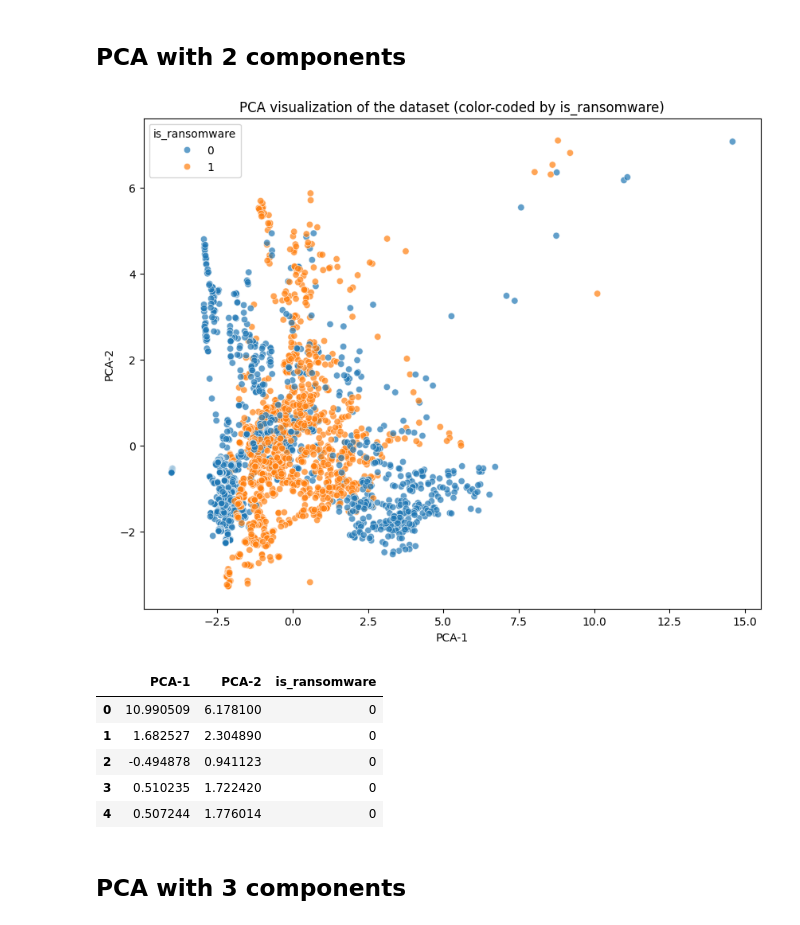
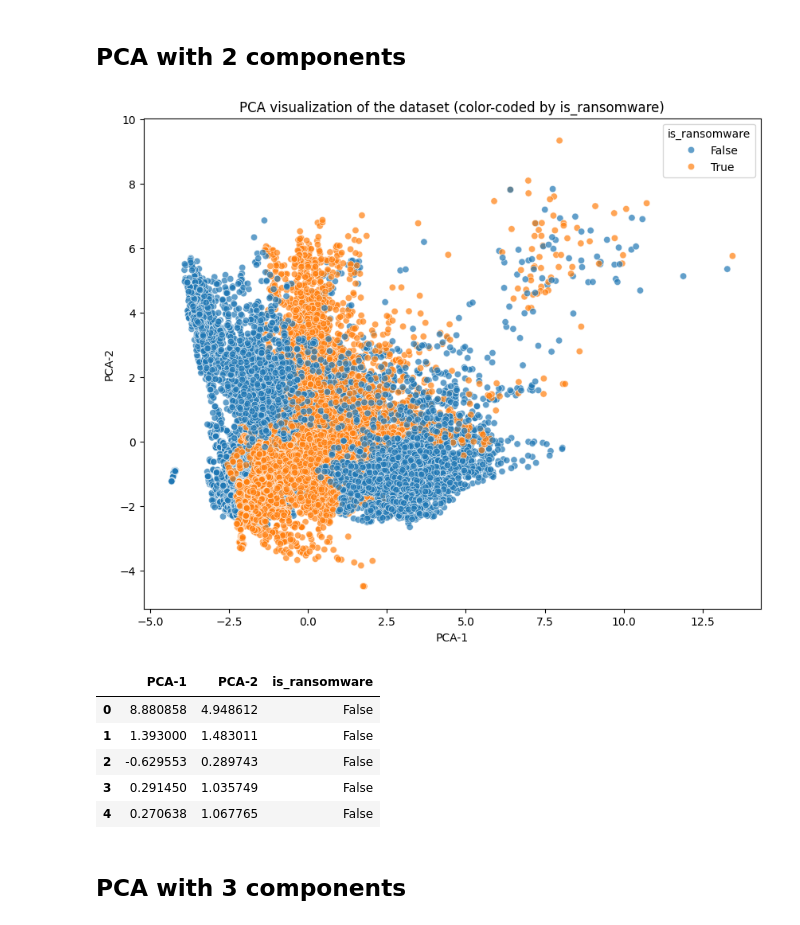
Before and after one commit to asolergayoso/DS_5500_Ransomware_Detection, a Jupyter notebook: vis_and_class_poc.ipynb, the cells around one changed output. Drawn from its saved outputs; the diff is of its cells as text; code cells hidden in the pictures.

```diff
--- a/vis_and_class_poc.ipynb
+++ b/vis_and_class_poc.ipynb
@@ -19,9 +19,10 @@ from tensorflow.keras.models import Sequential
 from tensorflow.keras.layers import Dense
 import numpy as np
 # %%
-df = pd.read_pickle("/content/final_dataset_with_first_logs_window_10s.pkl")
+df = pd.read_pickle("/content/final_dataset_with_all_logs_window_10s.pkl")
 df.drop(["start", "end"], axis=1, inplace=True)
 df["is_ransomware"] = df["is_ransomware"].astype(int)
+print(df.isna().sum())
 df.fillna(-1, inplace=True)
 
 features = df.drop(['is_ransomware', 'operation'], axis=1)
@@ -98,32 +116,32 @@ plt.show()
 # %%
 pca_features = df_scaled.drop(['is_ransomware', 'operation'], axis=1)
 
 pca = PCA(n_components=2, random_state=42)
 pca_results = pca.fit_transform(pca_features)
 
 df_pca = pd.DataFrame(pca_results, columns=['PCA-1', 'PCA-2'])
-df_pca['is_ransomware'] = df_scaled['is_ransomware']
+df_pca['is_ransomware'] = df_scaled['is_ransomware'].astype(bool)
 
 plt.figure(figsize=(10, 8))
 sns.scatterplot(
     x="PCA-1", y="PCA-2",
     hue="is_ransomware",
     data=df_pca,
     legend="full",
     alpha=0.7
 )
 plt.title('PCA visualization of the dataset (color-coded by is_ransomware)')
 plt.show()
 
 display(df_pca.head())
 # %% [output]
-[figure, old version]
+[figure, new version]
 |  | PCA-1 | PCA-2 | is_ransomware |
-| 0 | 10.990509 | 6.178100 | 0 |
-| 1 | 1.682527 | 2.304890 | 0 |
-| 2 | -0.494878 | 0.941123 | 0 |
-| 3 | 0.510235 | 1.722420 | 0 |
-| 4 | 0.507244 | 1.776014 | 0 |
+| 0 | 8.880858 | 4.948612 | False |
+| 1 | 1.393000 | 1.483011 | False |
+| 2 | -0.629553 | 0.289743 | False |
+| 3 | 0.291450 | 1.035749 | False |
+| 4 | 0.270638 | 1.067765 | False |
 # %% [markdown]
 ## PCA with 3 components
 # %%
```
Also changed, not shown: parts of 15 cells of this notebook.
